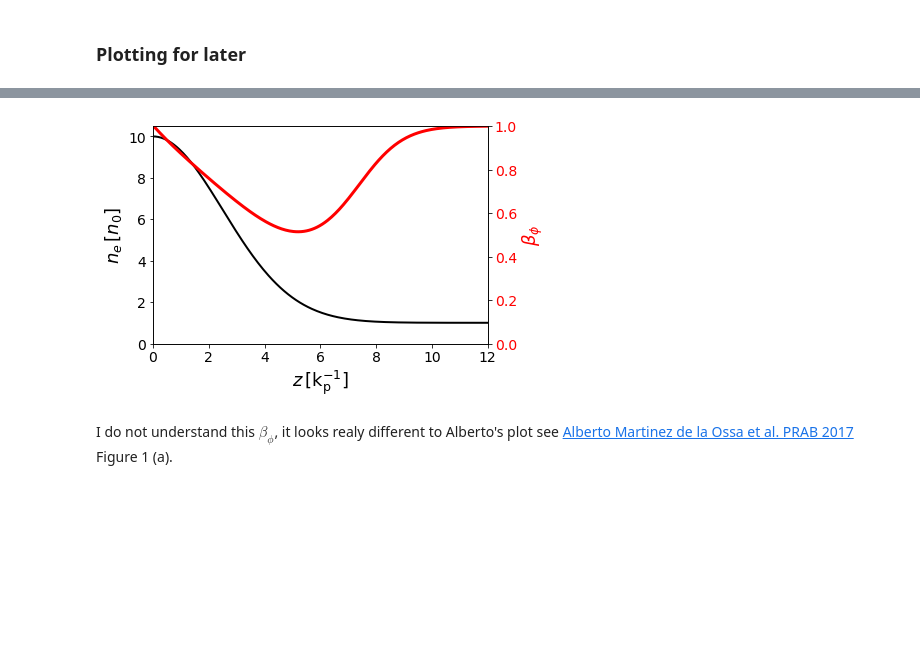
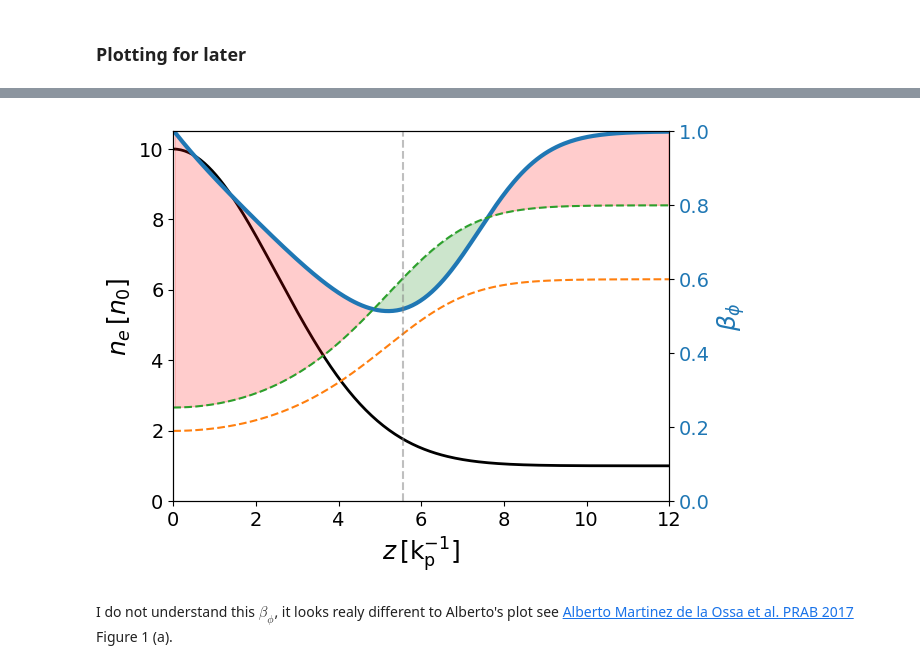
Before and after one commit to PrometheusPi/LPA_tutorial, a Jupyter notebook: downramp_injection.ipynb, the cells around one changed output, grey strips where cells are left out. Saved outputs shown, nothing was run; the diff lists cells and outputs as text; code cells hidden in the pictures; blank space fills up the shorter version.

```diff
--- a/downramp_injection.ipynb
+++ b/downramp_injection.ipynb
@@ -118,3 +118,5 @@ n_np = 1. + (peak_height_np-1.) * np.exp(-z_np**2/(2*sigma_peak_np**2))
 
 beta_b_np = 1.0
 beta_phi_np = beta_b_np / (1. + -2.*np.pi/2. *n_np[1:]**(-3./2.) * np.diff(n_np)/(z_np[1]-z_np[0]))
+
+lambda_pe_np = 1.0 / np.sqrt(n_np)
@@ -121,33 +141,40 @@ beta_phi_np = beta_b_np / (1. + -2.*np.pi/2. *n_np[1:]**(-3./2.) * np.diff(n_np)
 # %%
 plt.figure(facecolor="w")
 
 plt.plot(z_np, n_np, color="black", lw=2)
 plt.xlim(0,12)
 plt.ylim(0, 10.5)
 
 plt.xlabel(r"$z \, \mathrm{[k_p^{-1}]} $", fontsize=18)
 plt.xticks(fontsize=14)
 
 plt.ylabel(r"$n_e\,[n_0]$", fontsize=18)
 plt.yticks(fontsize=14)
 
 plt.twinx()
 
-plt.plot(z_np[1:], beta_phi_np, color="red", lw=3)
+plt.plot(z_np[1:], beta_phi_np, color="C0", lw=3)
 
 #plt.plot(z_np[1:], (1-2.*np.pi/2.*np.diff(n_np)/z_np[1])**-1, "--", color="orange", lw=2)
 
-plt.ylabel(r"$\beta_\phi $", fontsize=18, color="red")
-plt.yticks(fontsize=14, color="red")
+plt.ylabel(r"$\beta_\phi $", fontsize=18, color="C0")
+plt.yticks(fontsize=14, color="C0")
 
-#plt.plot(z_np, 0.6/np.sqrt(n_np), "--", color="C0")
-#plt.plot(z_np, 0.8/np.sqrt(n_np), "--", color="C2")
-#plt.fill_between(z_np[1:], 0.8/np.sqrt(n_np[1:]), beta_phi_np, where=np.greater_equal(0.8/np.sqrt(n_np[1:]), beta_phi_np), color="C1")
+plt.plot(z_np, 0.6/np.sqrt(n_np), "--", color="C1")
+plt.plot(z_np, 0.8/np.sqrt(n_np), "--", color="C2")
+plt.fill_between(z_np[1:], 0.8/np.sqrt(n_np[1:]), beta_phi_np, where=np.greater_equal(0.8/np.sqrt(n_np[1:]), beta_phi_np), color="green", alpha=0.2)
+plt.fill_between(z_np[1:], 0.8/np.sqrt(n_np[1:]), beta_phi_np, where=np.less(0.8/np.sqrt(n_np[1:]), beta_phi_np), color="red", alpha=0.2)
 
+threshold_laser_length = 0.75
+
+z_cross = z_np[np.argmin(np.abs(threshold_laser_length - lambda_pe_np))]
+
+
+plt.plot([z_cross, z_cross], [0, 1.2], "--", color="gray", alpha=0.5)
 
 plt.ylim(0, 1)
 plt.show()
 # %% [output]
-[figure, old version]
+[figure, new version]
 # %% [markdown]
 I do not understand this $\beta_\phi$, it looks realy different to Alberto's plot see [Alberto Martinez de la Ossa et al. PRAB 2017](https://doi.org/10.1103/PhysRevAccelBeams.20.091301) Figure 1 (a).
```
Also changed, not shown: parts of 5 cells of this notebook.
